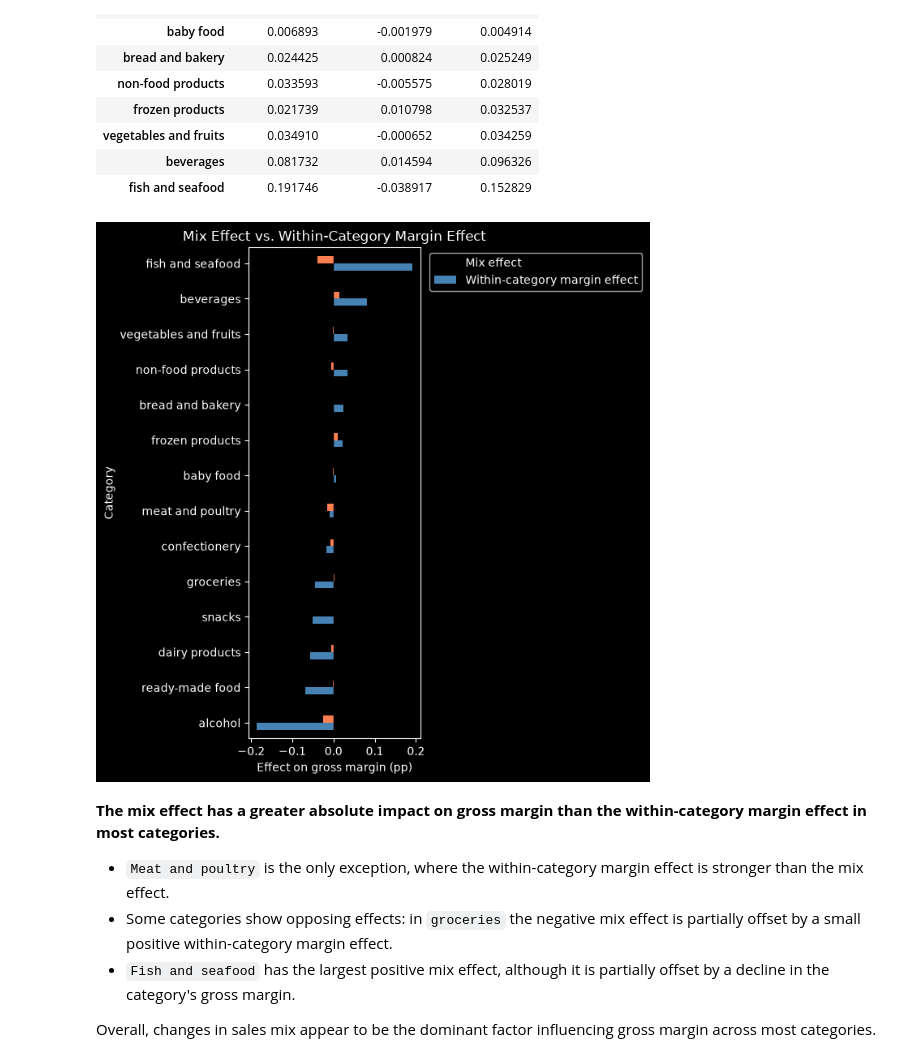
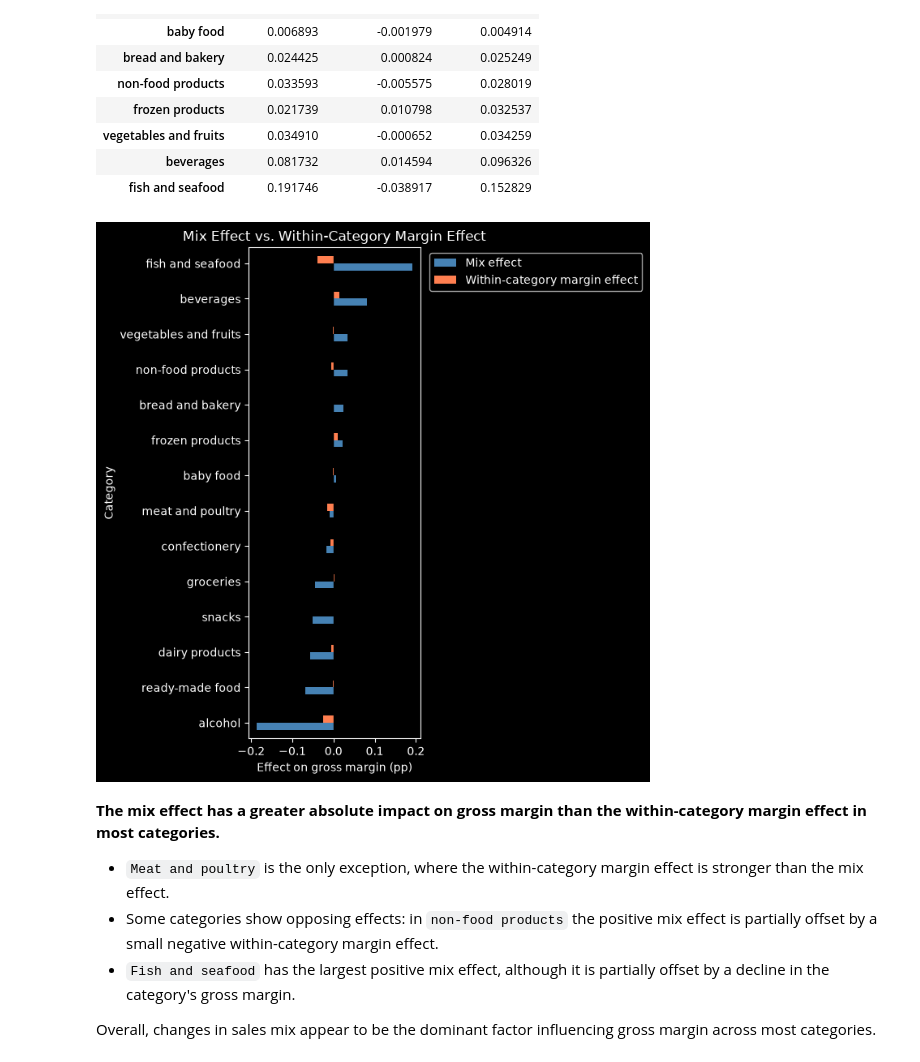
Before and after one commit to TAbramovskaya/dear-neighbour, a Jupyter notebook: python/margin_decline_analysis.ipynb, the cells around one changed output. Saved outputs shown, nothing was run; the diff lists cells and outputs as text; code cells hidden in the pictures.

Commit message:
Legend correction

```diff
--- a/python/margin_decline_analysis.ipynb
+++ b/python/margin_decline_analysis.ipynb
@@ -87,7 +78,8 @@ summary_by_category = (
         revenue=('line_total', 'sum'),
         gross_profit=('gross_profit', 'sum'),
         costs=('cost', 'sum'),
-        quantity=('quantity', 'sum')
+        quantity=('quantity', 'sum'),
+        receipts=('receipt_id', 'nunique')
     )
 )
 # %%
@@ -190,23 +189,30 @@ comparison.sort_values('total_effect_pp')
 # %%
 plot_data = comparison[['mix_effect_pp', 'margin_effect_pp']].sort_values('mix_effect_pp')
 
 ax = plot_data.plot(kind='barh', figsize=(7, 7), width=0.4, color={'mix_effect_pp': 'steelblue', 'margin_effect_pp': 'coral'})
 
 ax.axvline(0, color='black', linewidth=0.3)
 ax.set_xlabel('Effect on gross margin (pp)')
 ax.set_ylabel('Category')
 ax.set_title('Mix Effect vs. Within-Category Margin Effect')
-ax.legend(['Mix effect', 'Within-category margin effect'], loc='best', bbox_to_anchor=(1.02, 1))
+
+handles, _ = ax.get_legend_handles_labels()
+ax.legend(
+    handles,
+    ['Mix effect', 'Within-category margin effect'],
+    loc='upper left',
+    bbox_to_anchor=(1.02, 1)
+)
 
 plt.tight_layout()
 plt.show()
 # %% [output]
-[figure, old version]
+[figure, new version]
 # %% [markdown]
 **The mix effect has a greater absolute impact on gross margin than the within-category margin effect in most categories.**
 
 - `Meat and poultry` is the only exception, where the within-category margin effect is stronger than the mix effect.
-- Some categories show opposing effects: in `groceries` the negative mix effect is partially offset by a small positive within-category margin effect.
+- Some categories show opposing effects: in `non-food products` the positive mix effect is partially offset by a small negative within-category margin effect.
 - `Fish and seafood` has the largest positive mix effect, although it is partially offset by a decline in the category's gross margin.
 
 Overall, changes in sales mix appear to be the dominant factor influencing gross margin across most categories.
```
Also changed, not shown: parts of 7 cells of this notebook.
